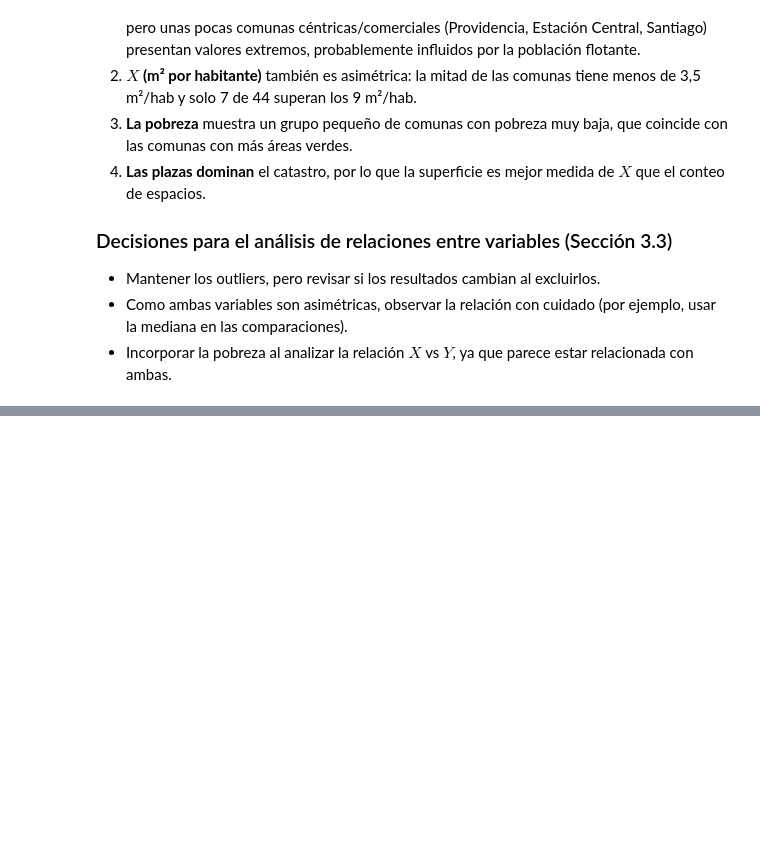
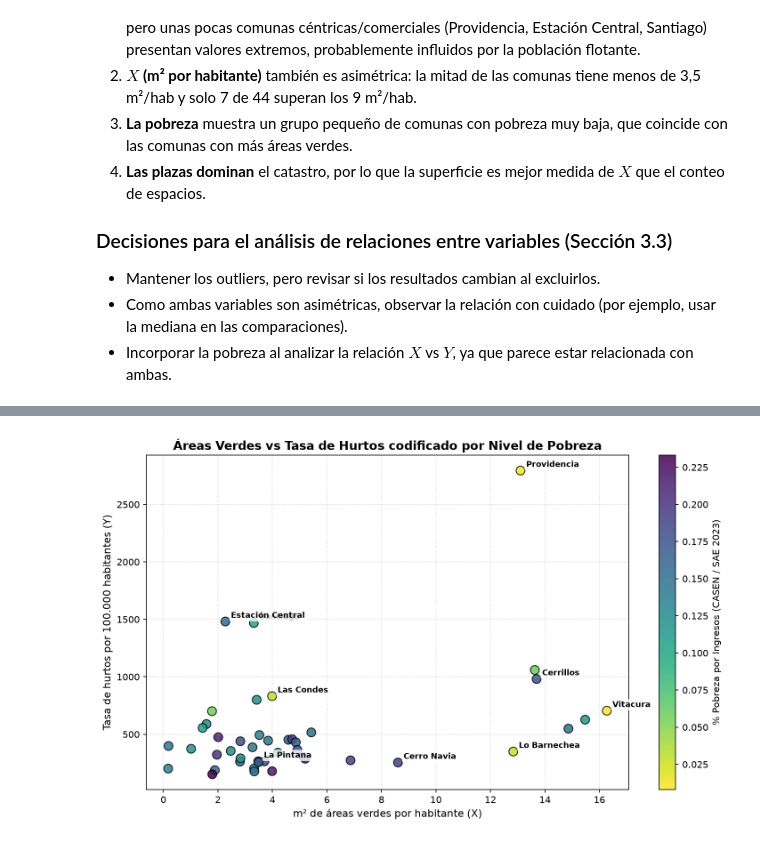
Before and after one commit to t0mydev/Impacto-de-las-Areas-Verdes-en-la-Tasa-de-Hurtos-2023, a Jupyter notebook: notebooks/analisis_exploratorio.ipynb, the cells around one changed output, grey strips where cells are left out. Cells and saved outputs as stored; diff of their text form; code cells hidden in the pictures; blank space fills up the shorter version.

```diff
--- a/notebooks/analisis_exploratorio.ipynb
+++ b/notebooks/analisis_exploratorio.ipynb
@@ -302,0 +542,92 @@ Parques       610         7.5
+# %%
+# 6.3 Relación multivariada: Áreas Verdes vs Hurtos, condicionada por el nivel de pobreza
+
+fig, ax = plt.subplots(figsize=(10, 6))
+
+
+
+sc = ax.scatter(
+
+    df_cat['m2_areas_verdes_per_capita'],
+
+    df_cat['tasa_hurtos_100k'],
+
+    c=df_cat['pct_pobreza'],
+
+    cmap='viridis_r',
+
+    s=90,
+
+    edgecolors='black',
+
+    alpha=0.85
+
+)
+
+
+
+cbar = fig.colorbar(sc, ax=ax)
+
+cbar.set_label('% Pobreza por Ingresos (CASEN / SAE 2023)', fontsize=10)
+
+
+
+# Anotaciones de comunas representativas de cada grupo
+
+comunas_rotular = {
+
+    'Providencia': 'Grupo 1: Comercial extremo',
+
+    'Santiago': 'Grupo 1: Centro histórico/comercial',
+
+    'Estación Central': 'Grupo 1: Eje comercial/terminales',
+
+    'Vitacura': 'Grupo 2: Alto ingreso / Máx áreas verdes',
+
+    'Lo Barnechea': 'Grupo 2: Alto ingreso',
+
+    'Las Condes': 'Grupo 2: Alto ingreso / Comercial',
+
+    'La Pintana': 'Grupo 3: Vulnerable / Bajo m²',
+
+    'Cerro Navia': 'Grupo 3: Vulnerable / Bajo m²',
+
+    'Cerrillos': 'Transición'
+
+}
+
+
+
+for com, desc in comunas_rotular.items():
+
+    sub = df_cat[df_cat['comuna'] == com]
+
+    if len(sub) > 0:
+
+        row = sub.iloc[0]
+
+        ax.annotate(com, (row['m2_areas_verdes_per_capita'], row['tasa_hurtos_100k']),
+
+                    textcoords='offset points', xytext=(6, 4), fontsize=8.5, fontweight='bold',
+
+                    bbox=dict(boxstyle='round,pad=0.2', facecolor='white', alpha=0.8, edgecolor='none'))
+
+
+
+ax.set_title('Áreas Verdes vs Tasa de Hurtos codificado por Nivel de Pobreza', fontsize=13, fontweight='bold')
+
+ax.set_xlabel('m² de áreas verdes por habitante (X)', fontsize=11)
+
+ax.set_ylabel('Tasa de hurtos por 100.000 habitantes (Y)', fontsize=11)
+
+ax.grid(True, linestyle=':', alpha=0.6)
+
+
+
+plt.tight_layout()
+
+plt.savefig(os.path.join(FIG_DIR, 'relacion_hurtos_areas_verdes_pobreza.png'), dpi=150, bbox_inches='tight')
+
+plt.show()
+# %% [output]
+[figure, added]
```
Also changed, not shown: parts of 10 cells of this notebook, 3 other files.
